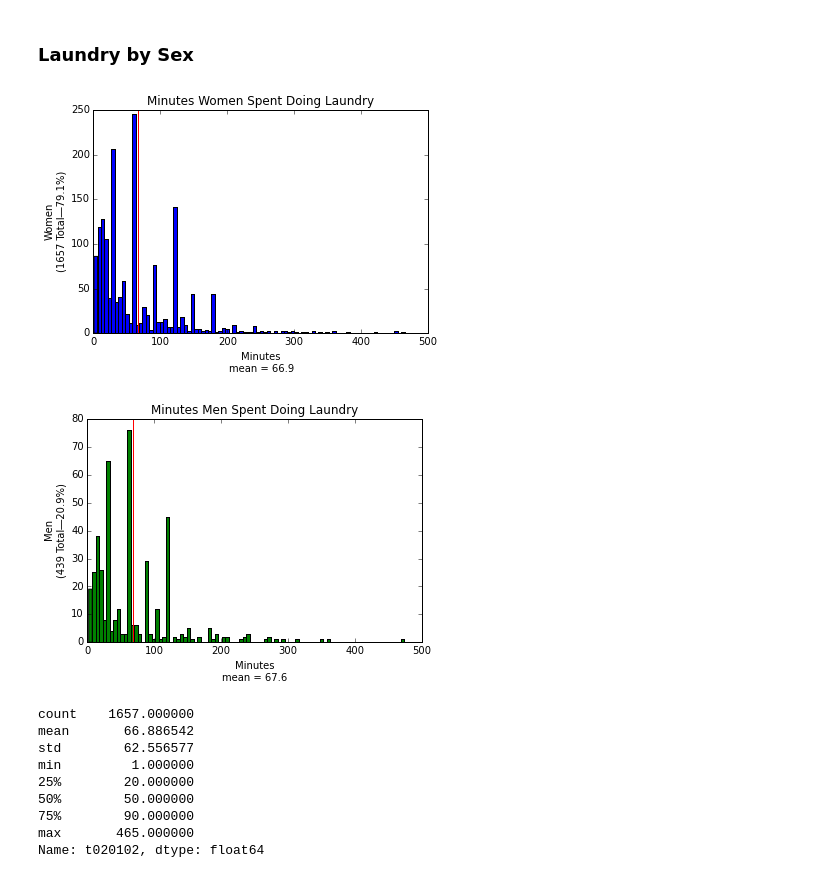
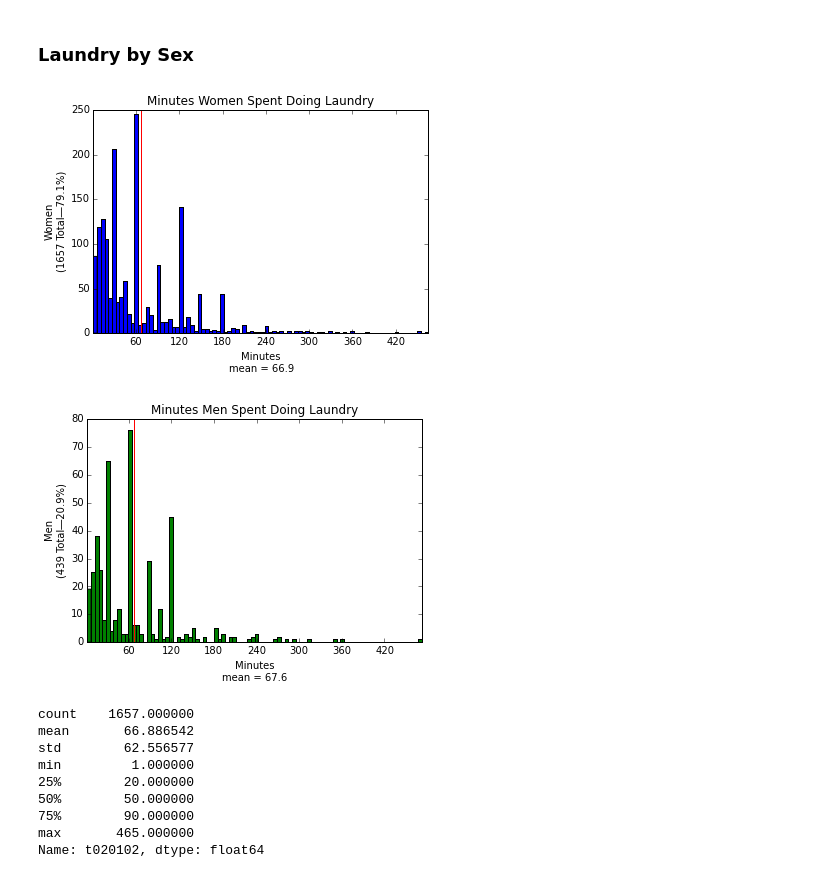
Before and after one commit to ahartz1/atus-analysis, a Jupyter notebook: atus-analysis.ipynb, the cells around one changed output. Saved outputs shown, nothing was run; the diff lists cells and outputs as text; code cells hidden in the pictures.

```diff
--- a/atus-analysis.ipynb
+++ b/atus-analysis.ipynb
@@ -150,23 +151,25 @@ laundry_men_mean   = laundry_men['t020102'].mean()
 # %%
 laundry_women['t020102'].plot(kind='hist', bins=90,
                               title='Minutes Women Spent Doing Laundry')
 plt.xlabel('Minutes\nmean = {:.1f}'.format(laundry_women_mean))
 plt.ylabel('Women\n({} Total—{:.1f}%)'.format(len(laundry_women), (len(laundry_women)*100/len(laundry))))
 ymin, ymax = plt.ylim()
+plt.xticks(range(0, 480, 60))
 plt.vlines(laundry_women_mean, 0, ymax, color='red')
 plt.show()
 
 laundry_men['t020102'].plot(kind='hist', bins=90,
                             title='Minutes Men Spent Doing Laundry',
                             color='g')
 plt.xlabel('Minutes\nmean = {:.1f}'.format(laundry_men_mean))
 plt.ylabel('Men\n({} Total—{:.1f}%)'.format(len(laundry_men), (len(laundry_men)*100/len(laundry))))
 ymin, ymax = plt.ylim()
+plt.xticks(range(0, 480, 60))
 plt.vlines(laundry_men_mean, 0, ymax, color='red')
 plt.show()
 # %% [output]
-[figure, old version]
+[figure, new version]
-[figure, old version]
+[figure, new version]
 # %%
 laundry_women['t020102'].describe()
 # %% [output]
```
Also changed, not shown: parts of 4 cells of this notebook.
